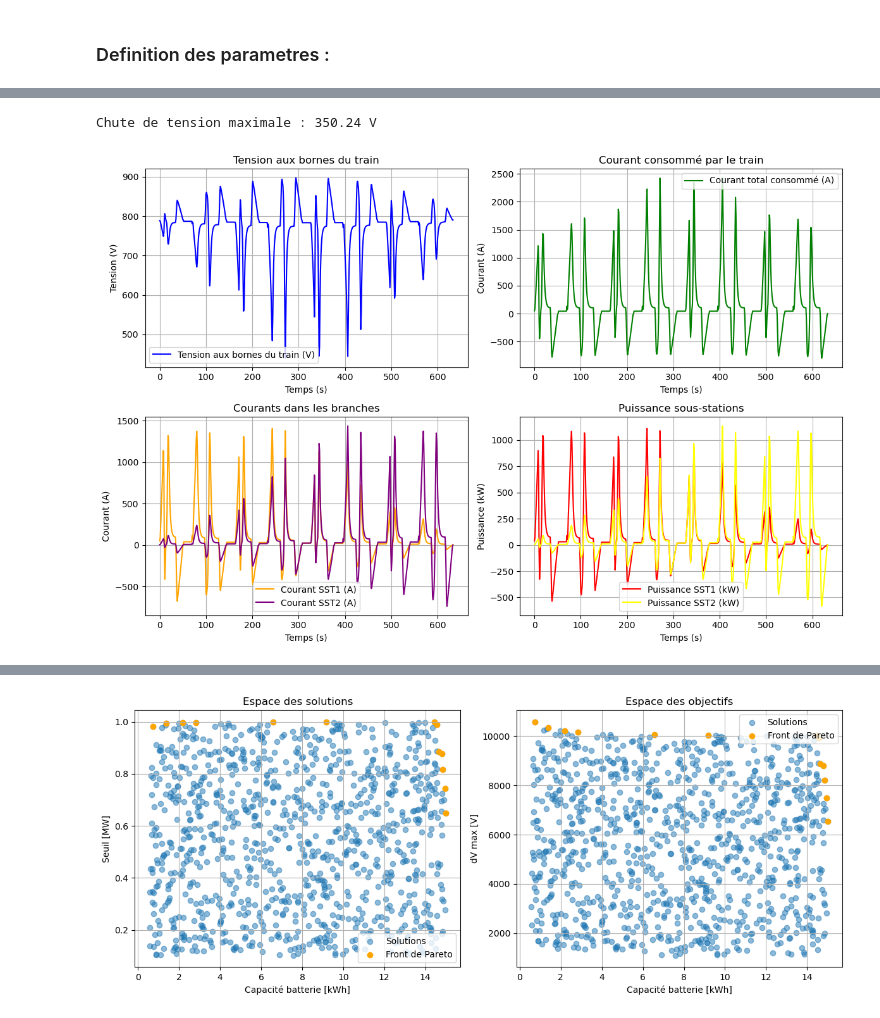
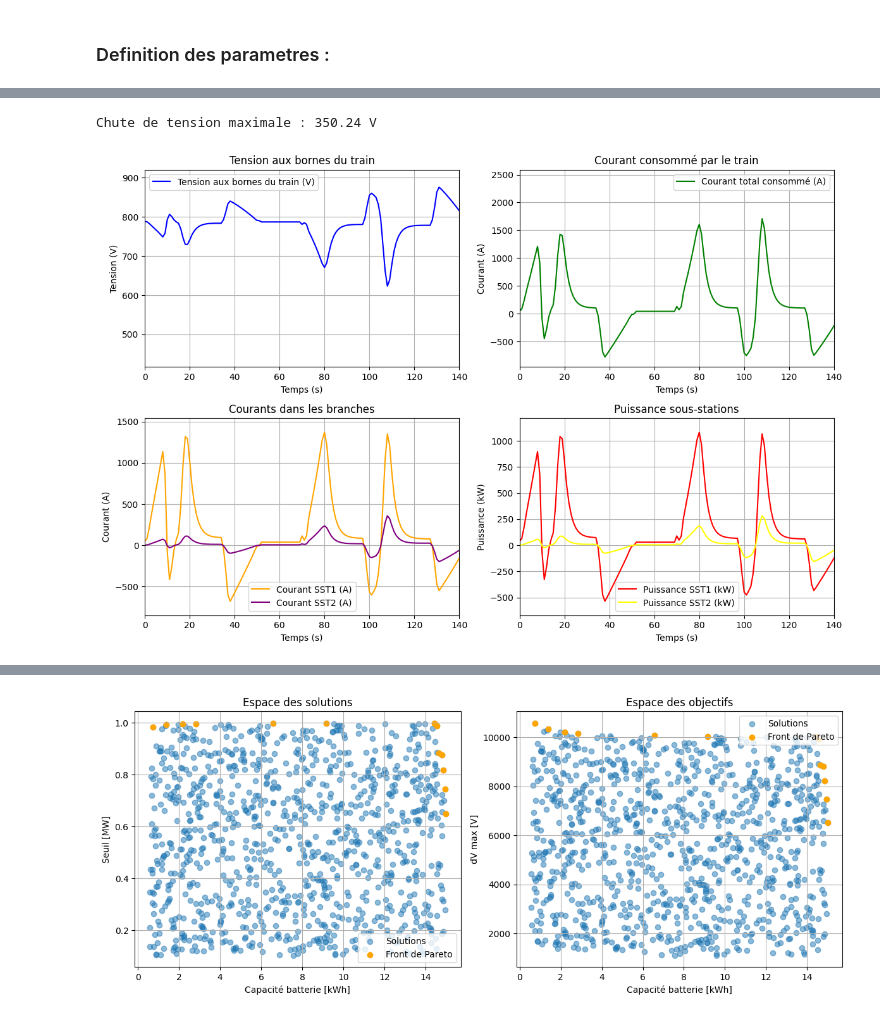
Before and after one commit to sheimay/Dimensionnement-de-stockage-embarque-dans-un-tramway, a Jupyter notebook: new_Partie_1.ipynb, the cells around one changed output, grey strips where cells are left out. Saved outputs shown, nothing was run; the diff lists cells and outputs as text; code cells hidden in the pictures.

```diff
--- a/new_Partie_1.ipynb
+++ b/new_Partie_1.ipynb
@@ -96,10 +213,7 @@ plt.grid()
 # %%
 
-# === Variables d'entrée ===
-L_total = x[-1]  # Longueur totale de la ligne
-P_elec = P_train  # Puissance demandée par le train
 
-# === Calcul des résistances ===
+# Calcul des résistances
 R_LAC1 = rho_LAC * x
 R_rail1 = rho_rail * x
 R_LAC2 = rho_LAC * (L_total - x)
@@ -110,22 +224,20 @@ R_eq = (R_LAC1 + R_rail1 + R_ss1) * (R_LAC2 + R_rail2 + R_ss1) / (
     R_LAC1 + R_rail1 + R_ss1 + R_LAC2 + R_rail2 + R_ss1
 )
 
-# === Initialisation des variables ===
+# Initialisation des variables
 V_train = np.zeros_like(t)
 I_train = np.zeros_like(t)
 I1 = np.zeros_like(t)
 I2 = np.zeros_like(t)
 
-# === Contraintes ===
-#P_max = V_ss1**2 / (4 * R_eq)  # Puissance maximale admissible
+# Contraintes
 V_min=500
 
-# === Boucle pour le calcul ===
 for i in range(len(t)):
     # Limiter la puissance demandé  # Puissance plafonnée
 
     # Calcul du discriminant
-    discriminant = V_ss1**2 - 4 * R_eq[i]* P_elec[i]
+    discriminant = V_ss1**2 - 4 * R_eq[i]* P_train[i]
 
     # Calcul de la tension aux bornes du train
     if discriminant >= 0:
@@ -138,13 +250,13 @@ for i in range(len(t)):
     I2[i] = (V_ss1 - V_train[i]) / (R_LAC2[i] + R_rail2[i] + R_ss1)
     I_train[i] = I1[i] + I2[i]  # Somme des courants des deux sous-stations
 
-# === Calcul des puissances fournies ===
+# Calcul des puissances fournies
 P_ss1 = V_ss1 * I1
 P_ss2 = V_ss1 * I2
 delta_V_max = V_ss1 - np.min(V_train)  # Chute de tension maximale
 print(f"Chute de tension maximale : {delta_V_max:.2f} V")
 
-# === Visualisation des résultats ===
+# Visualisation des résultats
 plt.figure(figsize=(12, 8))
 
 # 1. Tension aux bornes du train
@@ -155,6 +267,8 @@ plt.ylabel("Tension (V)")
 plt.title("Tension aux bornes du train")
 plt.legend()
 plt.grid()
+# Limiter les bornes de l'axe x
+plt.xlim(0, 140)  # Par exemple, entre 0 et 10 secondes
 
 # 2. Courant total consommé
 plt.subplot(2, 2, 2)
@@ -162,32 +276,38 @@ plt.plot(t, I_train, label="Courant total consommé (A)", color="green")
 plt.xlabel("Temps (s)")
 plt.ylabel("Courant (A)")
 plt.title("Courant consommé par le train")
 plt.legend()
 plt.grid()
+#Limiter les bornes de l'axe x
+plt.xlim(0, 140)  # Par exemple, entre 0 et 10 secondes
 
 # 3. Courants dans les branches
 plt.subplot(2, 2, 3)
 plt.plot(t, I1, label="Courant SST1 (A)", color="orange")
 plt.plot(t, I2, label="Courant SST2 (A)", color="purple")
 plt.xlabel("Temps (s)")
 plt.ylabel("Courant (A)")
 plt.title("Courants dans les branches")
 plt.legend()
 plt.grid()
+#Limiter les bornes de l'axe x
+plt.xlim(0, 140)  # Par exemple, entre 0 et 10 secondes
 
 # 4. Puissance fournie par les sous-stations
 plt.subplot(2, 2, 4)
 plt.plot(t, P_ss1 / 1e3, label="Puissance SST1 (kW)", color="red")
 plt.plot(t, P_ss2 / 1e3, label="Puissance SST2 (kW)", color="yellow")
 plt.xlabel("Temps (s)")
 plt.ylabel("Puissance (kW)")
 plt.title("Puissance sous-stations")
 plt.legend()
 plt.grid()
+#Limiter les bornes de l'axe x
+plt.xlim(0, 140)  # Par exemple, entre 0 et 10 secondes
 
 plt.tight_layout()
 plt.show()
 # %% [output]
 Chute de tension maximale : 350.24 V
-[figure, old version]
+[figure, new version]
 # %% [markdown]
```
Also changed, not shown: parts of 18 cells of this notebook.
